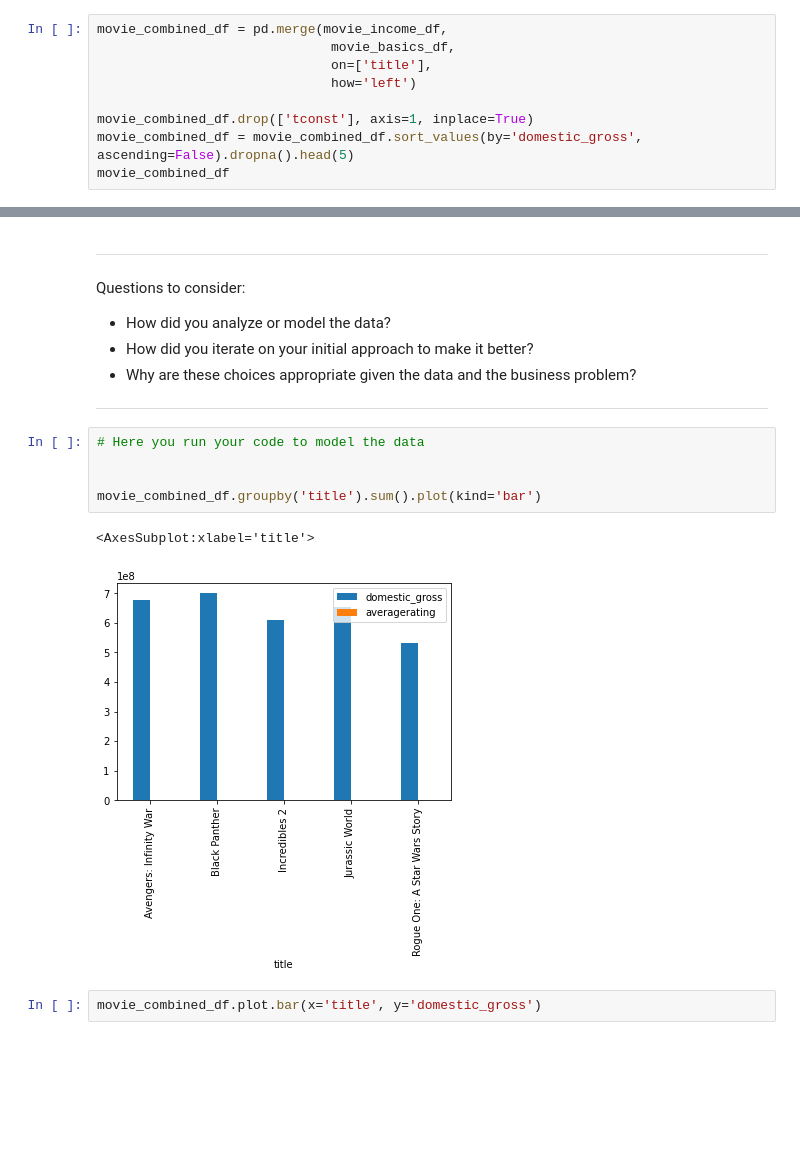
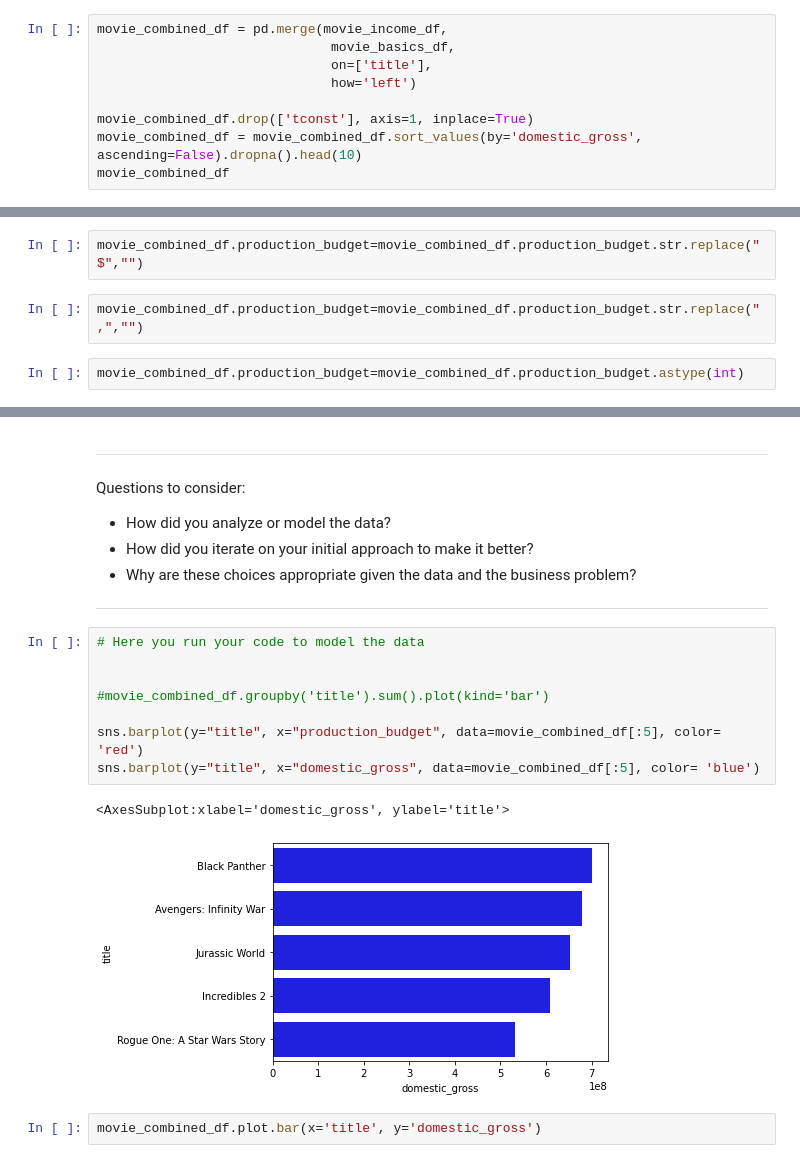
Before and after one commit to ashakeri92/dsc-phase-1-project-v2-3, a Jupyter notebook: analysis.ipynb, the cells around one changed output, grey strips where cells are left out. Saved outputs shown, nothing was run; the diff lists cells and outputs as text; blank space fills up the shorter version.

```diff
--- a/analysis.ipynb
+++ b/analysis.ipynb
@@ -240,7 +247,7 @@ movie_combined_df = pd.merge(movie_income_df,
                               how='left')
 
 movie_combined_df.drop(['tconst'], axis=1, inplace=True)
-movie_combined_df = movie_combined_df.sort_values(by='domestic_gross', ascending=False).dropna().head(5)
+movie_combined_df = movie_combined_df.sort_values(by='domestic_gross', ascending=False).dropna().head(10)
 movie_combined_df
 # %% [output]
 |  | title | domestic_gross | production_budget | genres | averagerating |
@@ -252,3 +264,9 @@ movie_combined_df
+# %%
+movie_combined_df.production_budget=movie_combined_df.production_budget.str.replace("$","")
+# %%
+movie_combined_df.production_budget=movie_combined_df.production_budget.str.replace(",","")
+# %%
+movie_combined_df.production_budget=movie_combined_df.production_budget.astype(int)
 # %% [markdown]
 #### Data Modeling
 Describe and justify the process for analyzing or modeling the data.
@@ -262,11 +280,14 @@ Questions to consider:
 # %%
 # Here you run your code to model the data
 
 
-movie_combined_df.groupby('title').sum().plot(kind='bar')
+#movie_combined_df.groupby('title').sum().plot(kind='bar')
+
+sns.barplot(y="title", x="production_budget", data=movie_combined_df[:5], color= 'red')
+sns.barplot(y="title", x="domestic_gross", data=movie_combined_df[:5], color= 'blue')
 # %% [output]
-<AxesSubplot:xlabel='title'>
+<AxesSubplot:xlabel='domestic_gross', ylabel='title'>
-[figure, old version]
+[figure, new version]
 # %%
 movie_combined_df.plot.bar(x='title', y='domestic_gross')
 # %% [output]
```
Also changed, not shown: parts of 3 cells of this notebook, 4 other files.
